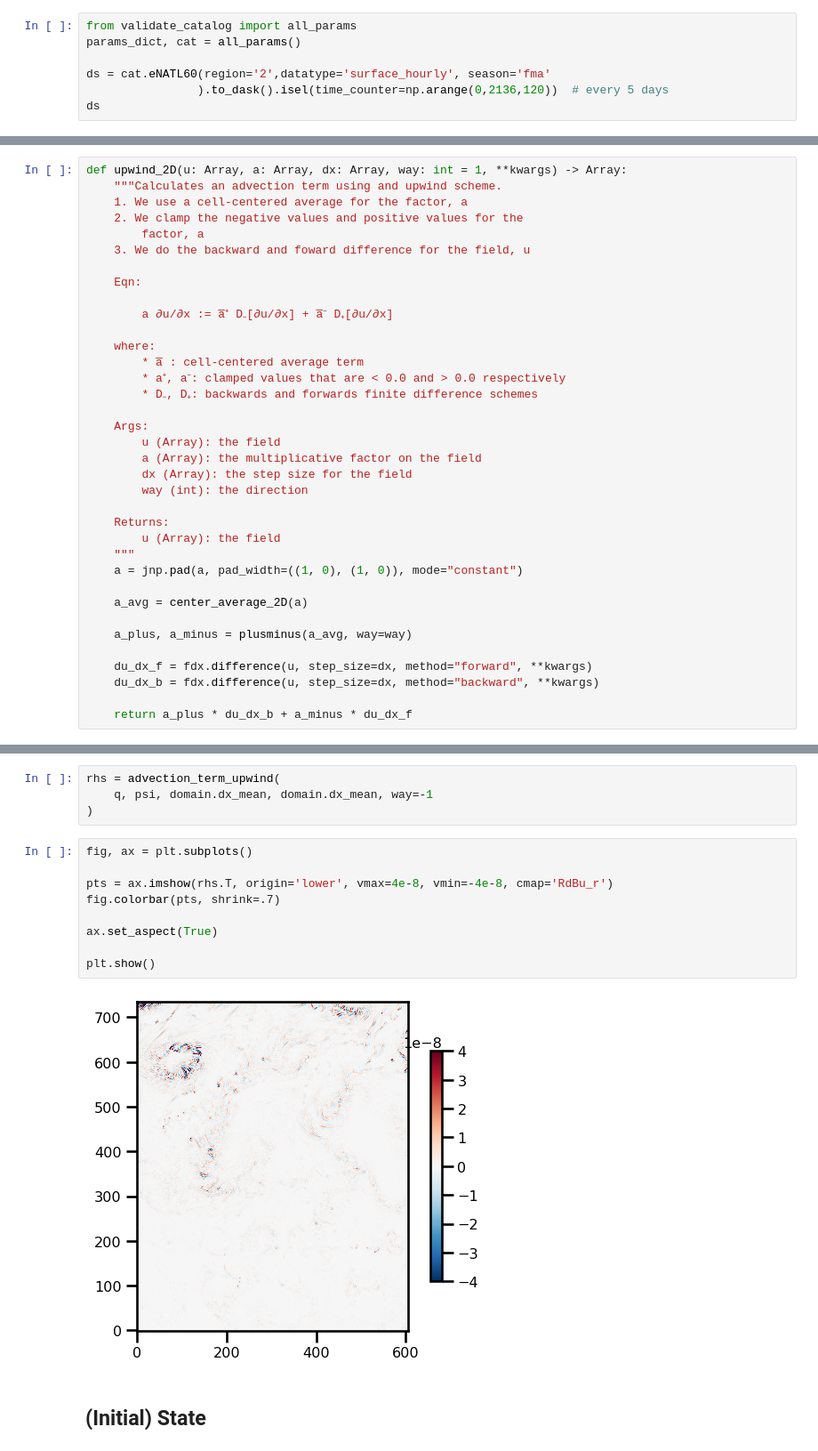
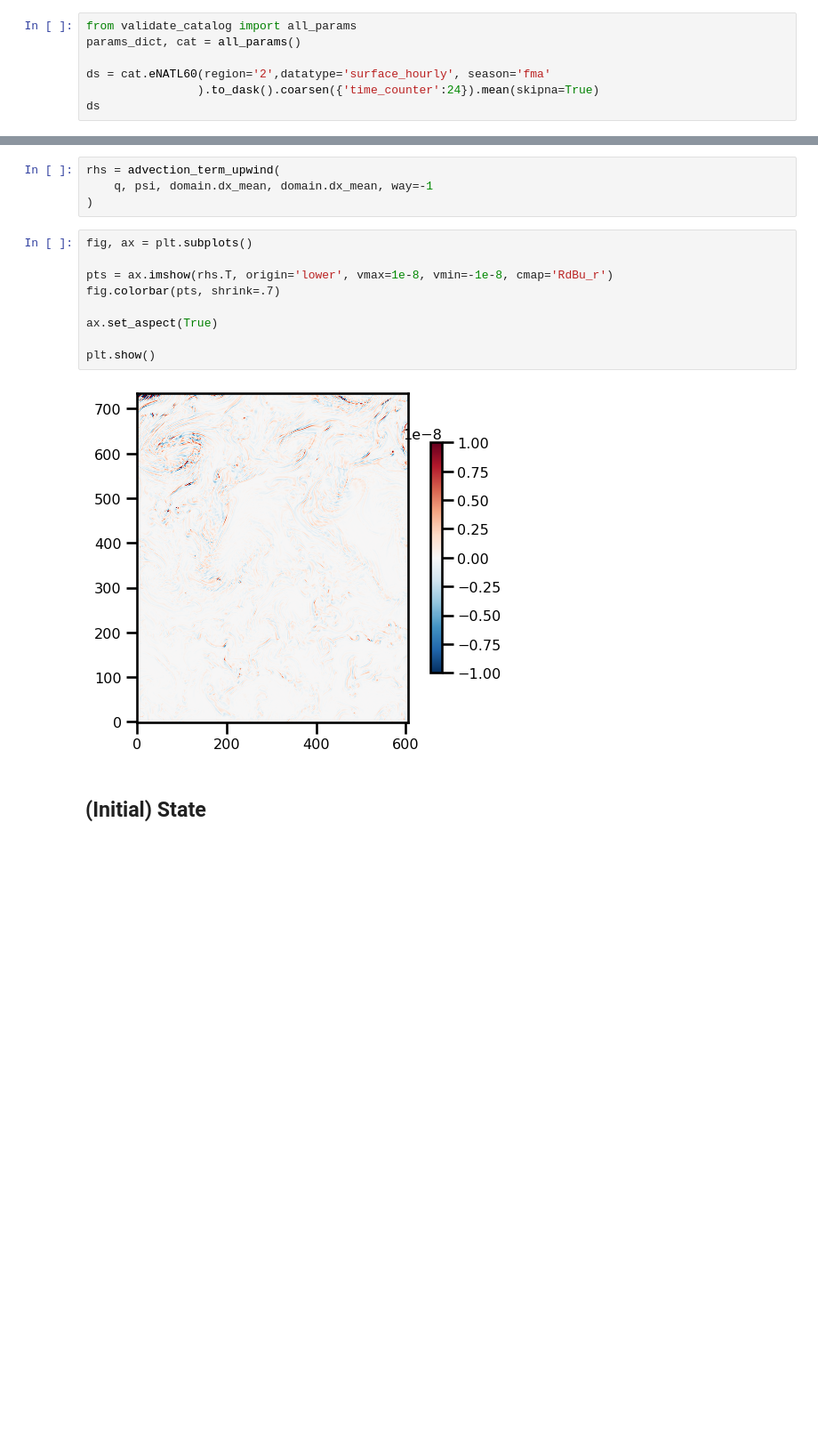
Before and after one commit to jejjohnson/jaxsw, a Jupyter notebook: notebooks/dev/eman/12_steps_2_NS/Example/SWOT-AdAC.ipynb, the cells around one changed output, grey strips where cells are left out. Shown at 89% size. Saved outputs shown, nothing was run; the diff lists cells and outputs as text; blank space fills up the shorter version.

```diff
--- a/notebooks/dev/eman/12_steps_2_NS/Example/SWOT-AdAC.ipynb
+++ b/notebooks/dev/eman/12_steps_2_NS/Example/SWOT-AdAC.ipynb
@@ -100,7 +69,7 @@ from validate_catalog import all_params
 params_dict, cat = all_params()
 
 ds = cat.eNATL60(region='2',datatype='surface_hourly', season='fma'
-                ).to_dask().isel(time_counter=np.arange(0,2136,120))  # every 5 days
+                ).to_dask().coarsen({'time_counter':24}).mean(skipna=True)
 ds
 # %% [output]
 <xarray.Dataset>
@@ -560,42 +528,6 @@ from jaxsw._src.operators.functional.advection import (
     upwind_2D,
 )
 from jaxsw._src.operators.functional.geostrophic import uv_velocity
-# %%
-def upwind_2D(u: Array, a: Array, dx: Array, way: int = 1, **kwargs) -> Array:
-    """Calculates an advection term using and upwind scheme.
-    1. We use a cell-centered average for the factor, a
-    2. We clamp the negative values and positive values for the
-        factor, a
-    3. We do the backward and foward difference for the field, u
-
-    Eqn:
-
-        a ∂u/∂x := a̅⁺ D₋[∂u/∂x] + a̅⁻ D₊[∂u/∂x]
-
-    where:
-        * a̅ : cell-centered average term
-        * a⁺, a⁻: clamped values that are < 0.0 and > 0.0 respectively
-        * D₋, D₊: backwards and forwards finite difference schemes
-
-    Args:
-        u (Array): the field
-        a (Array): the multiplicative factor on the field
-        dx (Array): the step size for the field
-        way (int): the direction
-
-    Returns:
-        u (Array): the field
-    """
-    a = jnp.pad(a, pad_width=((1, 0), (1, 0)), mode="constant")
-
-    a_avg = center_average_2D(a)
-
-    a_plus, a_minus = plusminus(a_avg, way=way)
-
-    du_dx_f = fdx.difference(u, step_size=dx, method="forward", **kwargs)
-    du_dx_b = fdx.difference(u, step_size=dx, method="backward", **kwargs)
-
-    return a_plus * du_dx_b + a_minus * du_dx_f
 # %%
 # upwind_2D??
 # %%
@@ -619,14 +551,14 @@ rhs = advection_term_upwind(
 # %%
 fig, ax = plt.subplots()
 
-pts = ax.imshow(rhs.T, origin='lower', vmax=4e-8, vmin=-4e-8, cmap='RdBu_r')
+pts = ax.imshow(rhs.T, origin='lower', vmax=1e-8, vmin=-1e-8, cmap='RdBu_r')
 fig.colorbar(pts, shrink=.7)
 
 ax.set_aspect(True)
 
 plt.show()
 # %% [output]
-[figure, old version]
+[figure, new version]
 # %% [markdown]
 ## (Initial) State
 # %% [markdown]
```
Also changed, not shown: parts of 19 cells of this notebook.
